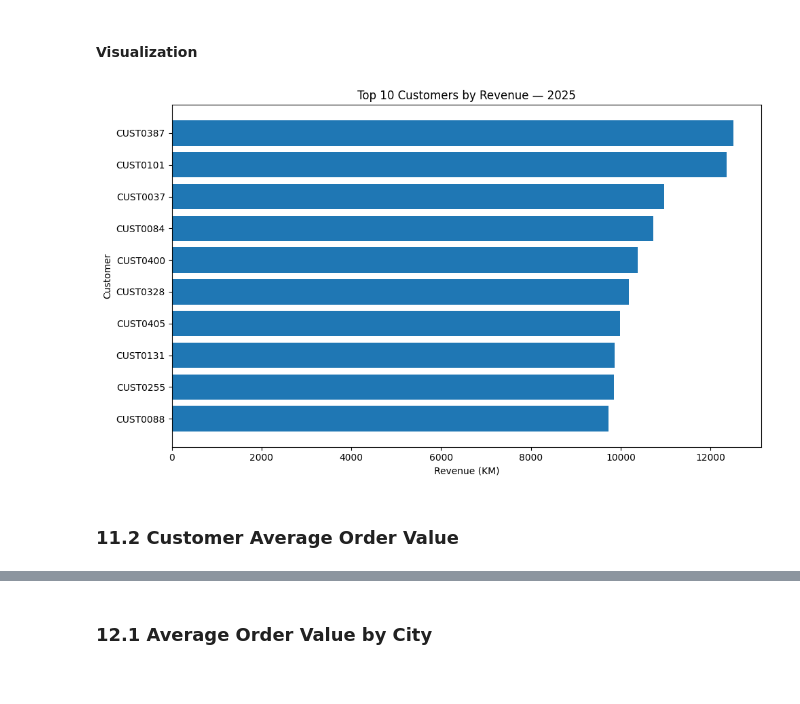
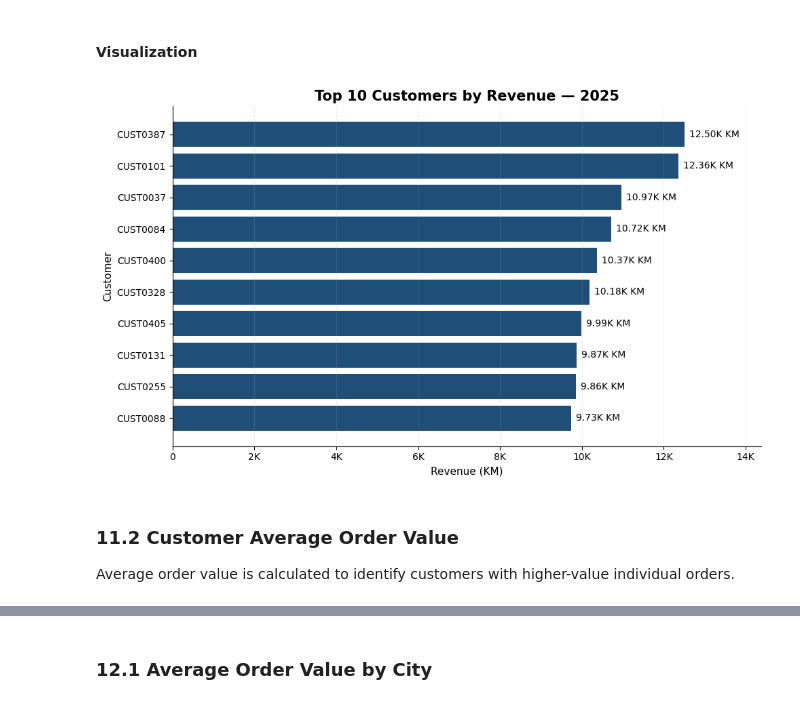
Before and after one commit to majaVtech/business-sales-analysis, a Jupyter notebook: Notebooks/northstar_retail_sales_analysis.ipynb, the cells around one changed output, grey strips where cells are left out. Cells and saved outputs as stored; diff of their text form; code cells hidden in the pictures.

```diff
--- a/Notebooks/northstar_retail_sales_analysis.ipynb
+++ b/Notebooks/northstar_retail_sales_analysis.ipynb
@@ -166,5 +209,5 @@ df_clean = df_clean[
 df_clean['category'] = (
     df['category']
     .str.strip()
-    .str.lower()
+    .str.title()
 )
@@ -500,21 +640,46 @@ top_customers_revenue
 # %%
 plt.figure(figsize=(10, 6))
 
-plt.barh(
+bars = plt.barh(
     top_customers_revenue["customer_id"],
-    top_customers_revenue["revenue"]
-    )
+    top_customers_revenue["revenue"],
+    color=MAIN_COLOR
+)
 
 plt.title("Top 10 Customers by Revenue — 2025")
 plt.xlabel("Revenue (KM)")
 plt.ylabel("Customer")
+
 plt.gca().invert_yaxis()
+
+plt.xlim(0, top_customers_revenue["revenue"].max() * 1.15)
+
+ax = plt.gca()
+
+# Format X axis
+ax.xaxis.set_major_formatter(FuncFormatter(axis_formatter))
+
+# Data labels
+ax.bar_label(
+    bars,
+    labels=[
+        format_value(value)
+        for value in top_customers_revenue["revenue"]
+    ],
+    padding=5
+)
+
+plt.grid(axis="x", alpha=0.2)
+plt.grid(axis="y", visible=False)
+
 plt.tight_layout()
 plt.show()
 # %% [output]
-[figure, old version]
+[figure, new version]
 # %% [markdown]
 ### **11.2 Customer Average Order Value**
+
+Average order value is calculated to identify customers with higher-value individual orders.
 # %%
 customer_analysis['avg_order_value'] = (
     customer_analysis['revenue']
```
Also changed, not shown: parts of 63 cells of this notebook.
